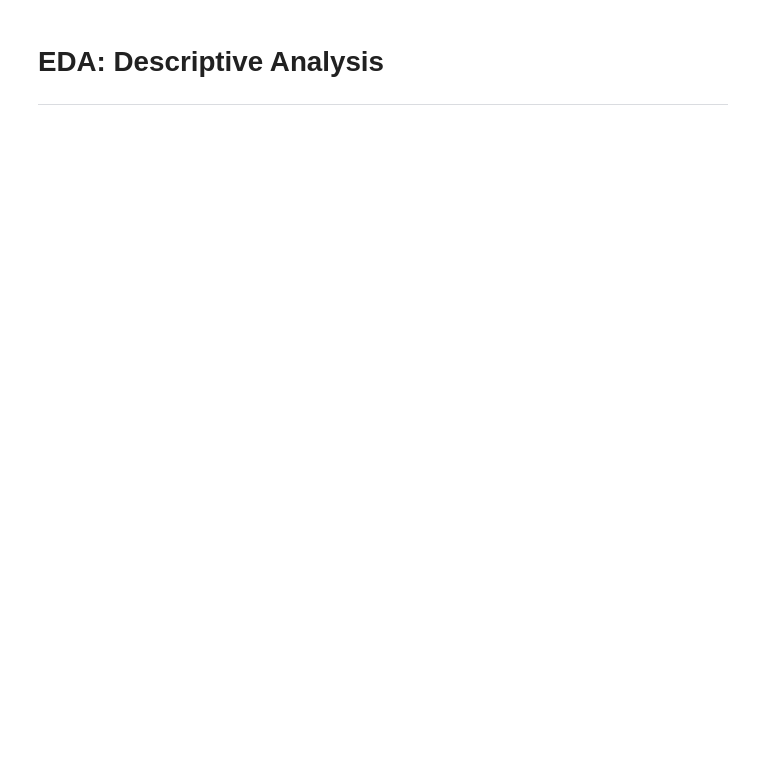
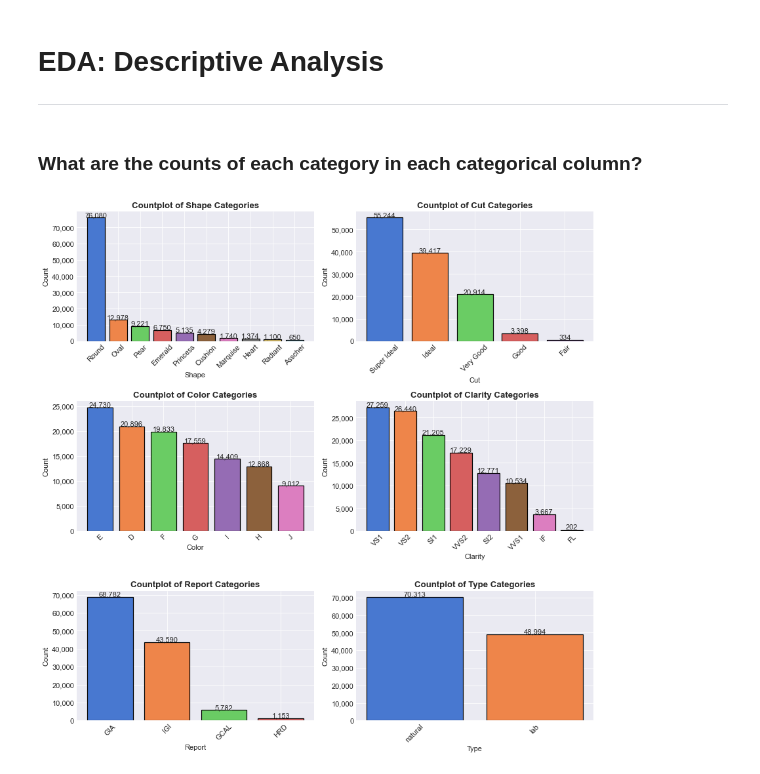
Before and after one commit to TrinityGahagen2K/diamond-pricing-analysis, a Jupyter notebook: diamond_pricing_analysis.ipynb, the cells around one changed output. Saved outputs shown, nothing was run; the diff lists cells and outputs as text; code cells hidden in the pictures; blank space fills up the shorter version.

```diff
--- a/diamond_pricing_analysis.ipynb
+++ b/diamond_pricing_analysis.ipynb
@@ -61,0 +123,16 @@ from sklearn.ensemble import RandomForestClassifier, RandomForestRegressor
+# %%
+# ID, url, and date_fetched are all useless columns
+try:
+    diamonds.drop(columns=['id', 'url', 'date_fetched'], inplace=True)
+except:
+    print('Columns already dropped')
+# %%
+# Create categorical columns with inherent order
+diamonds['cut'] = pd.Categorical(diamonds['cut'], categories=['Fair', 'Good', 'Very Good', 'Ideal', 'Super Ideal'], ordered=True)
+diamonds['clarity'] = pd.Categorical(diamonds['clarity'], categories=['SI2', 'SI1', 'VS2', 'VS1', 'VVS2', 'VVS1', 'IF', 'FL'], ordered=True)
+diamonds['color'] = pd.Categorical(diamonds['color'], categories=['J', 'I', 'H', 'G','F', 'E', 'D'], ordered=True)
+
+# Create categorical columns WITHOUT inherent order
+diamonds['shape'] = pd.Categorical(diamonds['shape'], categories=diamonds['shape'].unique(), ordered=False)
+diamonds['report'] = pd.Categorical(diamonds['report'], categories=diamonds['report'].unique(), ordered=False)
+diamonds['type'] = pd.Categorical(diamonds['type'], categories=diamonds['type'].unique(), ordered=False)
@@ -62,3 +157,35 @@ from sklearn.ensemble import RandomForestClassifier, RandomForestRegressor
 # %% [markdown]
 # EDA: Descriptive Analysis
 ---
+# %%
+def countplot(df=diamonds, column=None, fig=None, ax=None):
+    if (fig == None) & (ax == None):
+        fig, ax = plt.subplots(figsize=(10, 6))
+    column_counts = df[column].value_counts().sort_values(ascending=False)
+    ax.bar(x=column_counts.index, height=column_counts, lw=1.2, edgecolor='black', color=sns.color_palette('muted'))
+    for i in column_counts.index:
+        if df[column].dtype == float:
+            value = f'{column_counts[i]:,.02f}'
+        else:
+            value = f'{column_counts[i]:,.0f}'
+        ax.annotate(value,
+                    xy=(i, column_counts[i] + (0.02 * ax.get_ylim()[1])),
+                    #fontweight='bold',
+                    va='center',
+                    ha='center')
+    ax.tick_params(axis='x', rotation=45)
+    ax.yaxis.set_major_formatter(FuncFormatter(lambda y, _:f'{y:,.0f}'))
+    ax.set_xlabel(f'{col}'.title())
+    ax.set_ylabel('Count')
+    ax.set_title(f'Countplot of {col.title()} Categories')
+# %% [markdown]
+### What are the counts of each category in each categorical column?
+# %%
+fig, axes = plt.subplots(3, 2, figsize=(12, 12))
+
+for n, col in enumerate(categorical_cols):
+    ax = axes[n//2][n%2]
+    countplot(column=col, fig=fig, ax=ax)
+plt.tight_layout()
+# %% [output]
+[figure, added]
```
Also changed, not shown: parts of 31 cells of this notebook.
